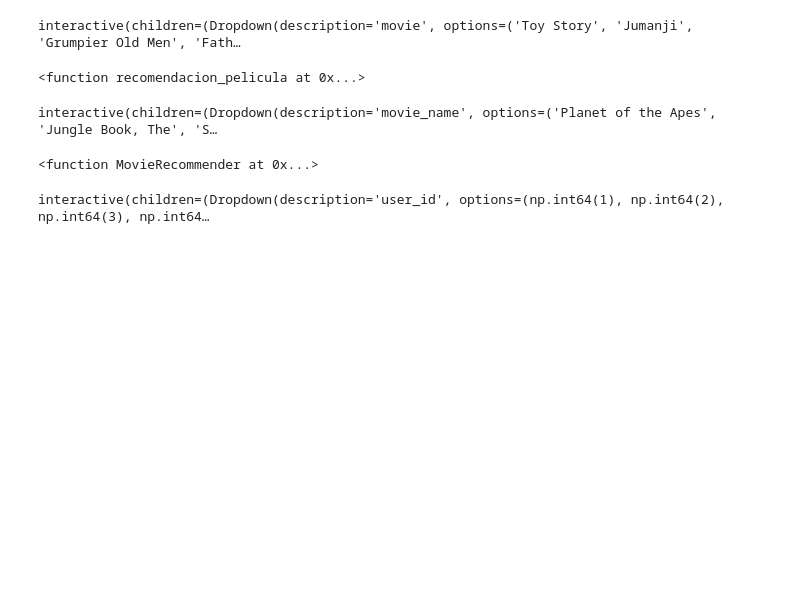
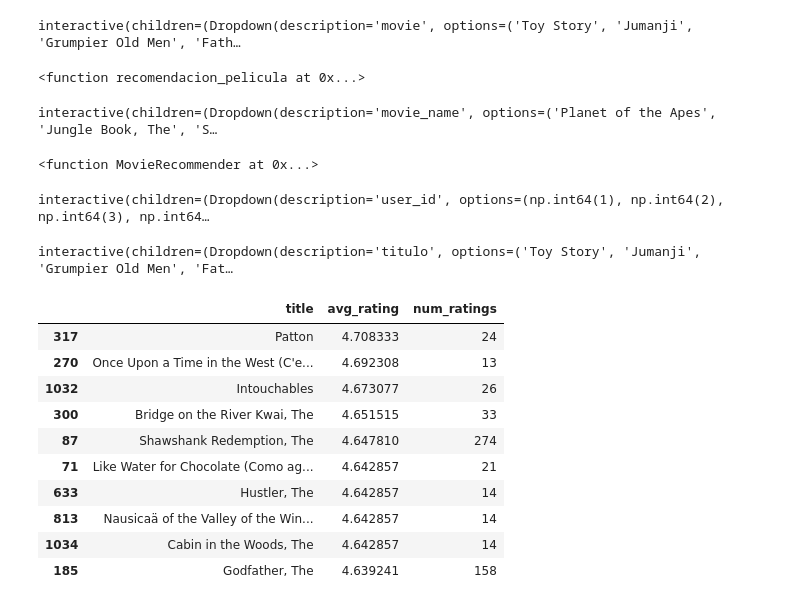
Before and after one commit to ValentinaJimenezTorres/A3_marketing, a Jupyter notebook: c_modelos.ipynb, the cells around one changed output. Drawn from its saved outputs; the diff is of its cells as text; code cells hidden in the pictures; blank space fills up the shorter version.

Commit message:
Se agrega 2 sistemas de recomendacion

```diff
--- a/c_modelos.ipynb
+++ b/c_modelos.ipynb
@@ -188,3 +188,56 @@ def recomendaciones_interactivas(user_id=sorted(ratings['userId'].unique())):
     display(recomendar_por_usuario(user_id))
 # %% [output]
 interactive(children=(Dropdown(description='user_id', options=(np.int64(1), np.int64(2), np.int64(3), np.int64…
+# %%
+#####################################################################
+### 5. RECOMENDACIÓN BASADA EN ITEM (FILTRADO COLABORATIVO)
+#####################################################################
+
+# Crear matriz de película × usuario
+movie_user_matrix = ratings.pivot_table(index='movieId', columns='userId', values='rating').fillna(0)
+
+# Calcular similitud entre películas
+item_similarity = cosine_similarity(movie_user_matrix)
+item_similarity_df = pd.DataFrame(item_similarity, index=movie_user_matrix.index, columns=movie_user_matrix.index)
+
+# Función para recomendar películas similares a una dada
+def recomendar_por_item(movie_id, n=10):
+    if movie_id not in item_similarity_df.index:
+        return f"movieId {movie_id} no encontrado en la matriz."
+
+    similares = item_similarity_df[movie_id].sort_values(ascending=False)[1:n+1]
+    recomendaciones = df_peliculas[df_peliculas['movieId'].isin(similares.index)][['movieId', 'title']].drop_duplicates()
+    recomendaciones['similitud'] = similares.values
+    return recomendaciones
+
+# Crear diccionario {título: movieId}
+pelicula_dict = dict(zip(df_peliculas['title'], df_peliculas['movieId']))
+
+@interact
+def ver_recomendaciones_contenido(titulo=list(pelicula_dict.keys())):
+    movie_id = pelicula_dict[titulo]
+    display(recomendar_por_item(movie_id))
+# %% [output]
+interactive(children=(Dropdown(description='titulo', options=('Toy Story', 'Jumanji', 'Grumpier Old Men', 'Fat…
+# %%
+#####################################################################
+### 6. SISTEMA DE POPULARIDAD (RECOMENDACIÓN BÁSICA)
+#####################################################################
+def recomendar_populares(df, top_n=10):
+    populares = df.sort_values(by=["avg_rating", "num_ratings"], ascending=False)
+    return populares[["title", "avg_rating", "num_ratings"]].head(top_n)
+
+# Top 10 peliculas
+recomendar_populares(df_peliculas)
+# %% [output]
+|  | title | avg_rating | num_ratings |
+| 317 | Patton | 4.708333 | 24 |
+| 270 | Once Upon a Time in the West (C'e... | 4.692308 | 13 |
+| 1032 | Intouchables | 4.673077 | 26 |
+| 300 | Bridge on the River Kwai, The | 4.651515 | 33 |
+| 87 | Shawshank Redemption, The | 4.647810 | 274 |
+| 71 | Like Water for Chocolate (Como ag... | 4.642857 | 21 |
+| 633 | Hustler, The | 4.642857 | 14 |
+| 813 | Nausicaä of the Valley of the Win... | 4.642857 | 14 |
+| 1034 | Cabin in the Woods, The | 4.642857 | 14 |
+| 185 | Godfather, The | 4.639241 | 158 |
```
Also changed, not shown: parts of 1 cell of this notebook.
